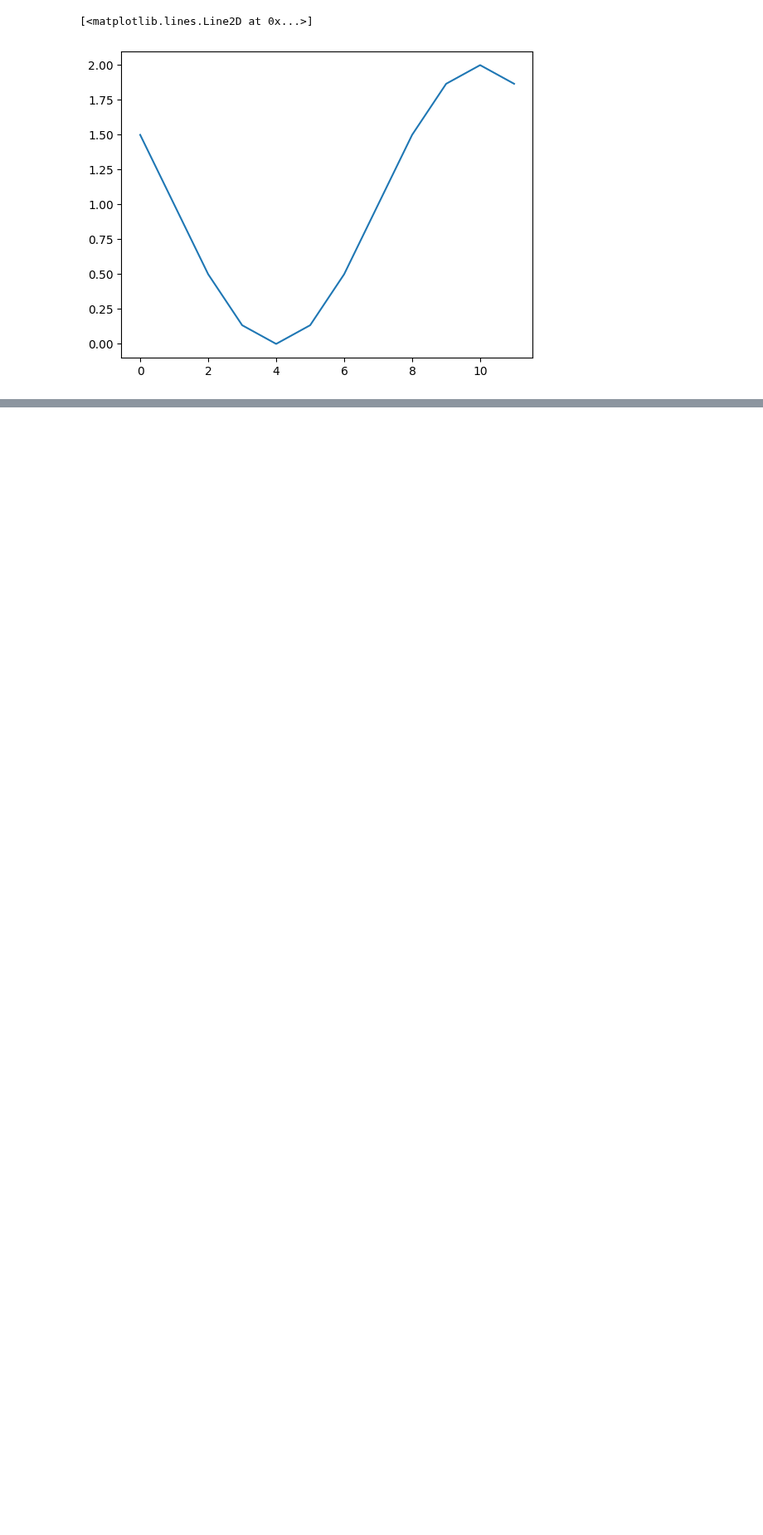
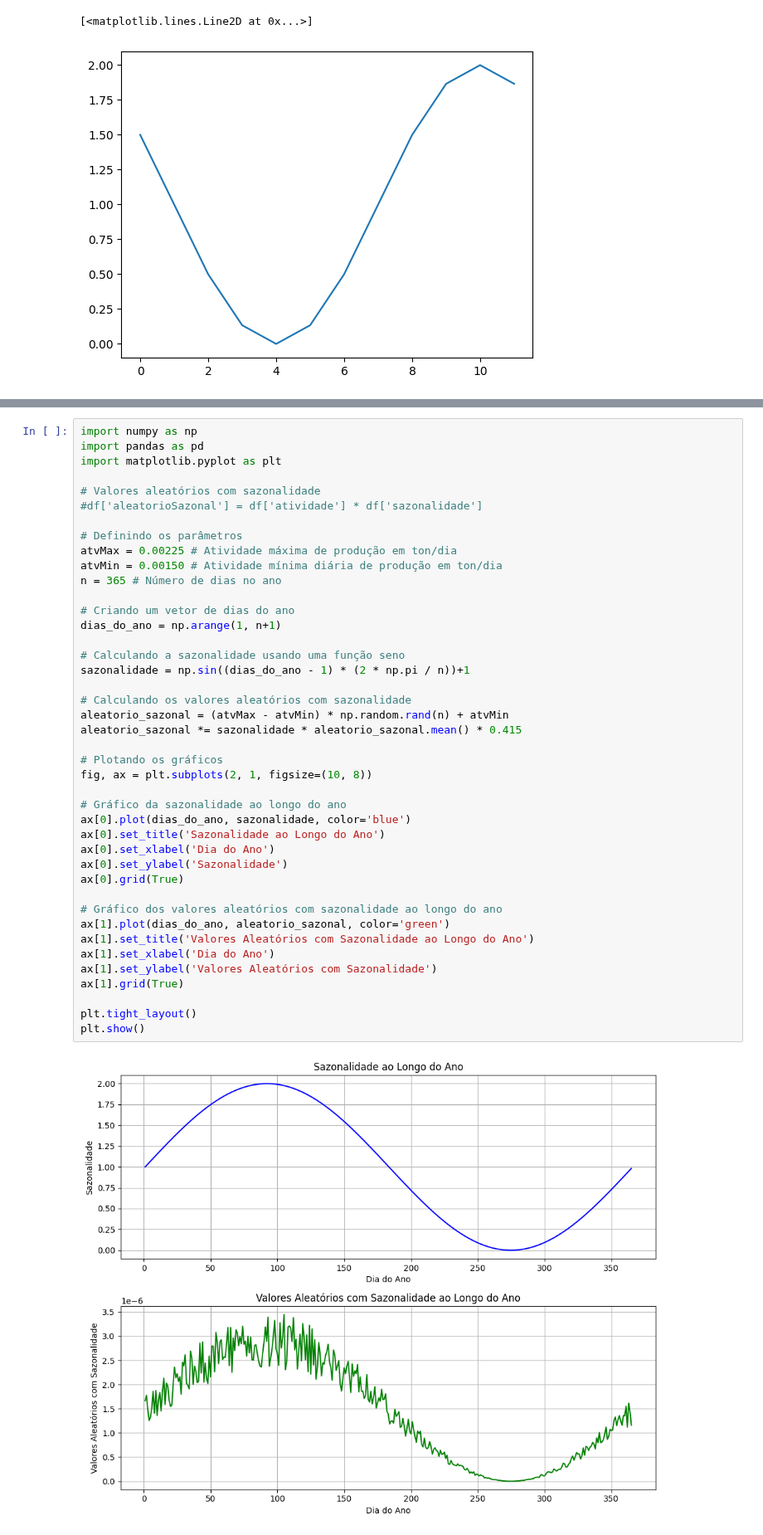
Before and after one commit to anapietroski/Controle_AnaPietroski, a Jupyter notebook: Atividade01.ipynb, the cells around one changed output, grey strips where cells are left out. Shown at 83% size. Cells and saved outputs as stored; diff of their text form; blank space fills up the shorter version.

```diff
--- a/Atividade01.ipynb
+++ b/Atividade01.ipynb
@@ -255,0 +256,44 @@ plt.show()
+# %%
+import numpy as np
+import pandas as pd
+import matplotlib.pyplot as plt
+
+# Valores aleatórios com sazonalidade
+#df['aleatorioSazonal'] = df['atividade'] * df['sazonalidade']
+
+# Definindo os parâmetros
+atvMax = 0.00225 # Atividade máxima de produção em ton/dia
+atvMin = 0.00150 # Atividade mínima diária de produção em ton/dia
+n = 365 # Número de dias no ano
+
+# Criando um vetor de dias do ano
+dias_do_ano = np.arange(1, n+1)
+
+# Calculando a sazonalidade usando uma função seno
+sazonalidade = np.sin((dias_do_ano - 1) * (2 * np.pi / n))+1
+
+# Calculando os valores aleatórios com sazonalidade
+aleatorio_sazonal = (atvMax - atvMin) * np.random.rand(n) + atvMin
+aleatorio_sazonal *= sazonalidade * aleatorio_sazonal.mean() * 0.415
+
+# Plotando os gráficos
+fig, ax = plt.subplots(2, 1, figsize=(10, 8))
+
+# Gráfico da sazonalidade ao longo do ano
+ax[0].plot(dias_do_ano, sazonalidade, color='blue')
+ax[0].set_title('Sazonalidade ao Longo do Ano')
+ax[0].set_xlabel('Dia do Ano')
+ax[0].set_ylabel('Sazonalidade')
+ax[0].grid(True)
+
+# Gráfico dos valores aleatórios com sazonalidade ao longo do ano
+ax[1].plot(dias_do_ano, aleatorio_sazonal, color='green')
+ax[1].set_title('Valores Aleatórios com Sazonalidade ao Longo do Ano')
+ax[1].set_xlabel('Dia do Ano')
+ax[1].set_ylabel('Valores Aleatórios com Sazonalidade')
+ax[1].grid(True)
+
+plt.tight_layout()
+plt.show()
+# %% [output]
+[figure, added]
```
Also changed, not shown: parts of 2 cells of this notebook.
